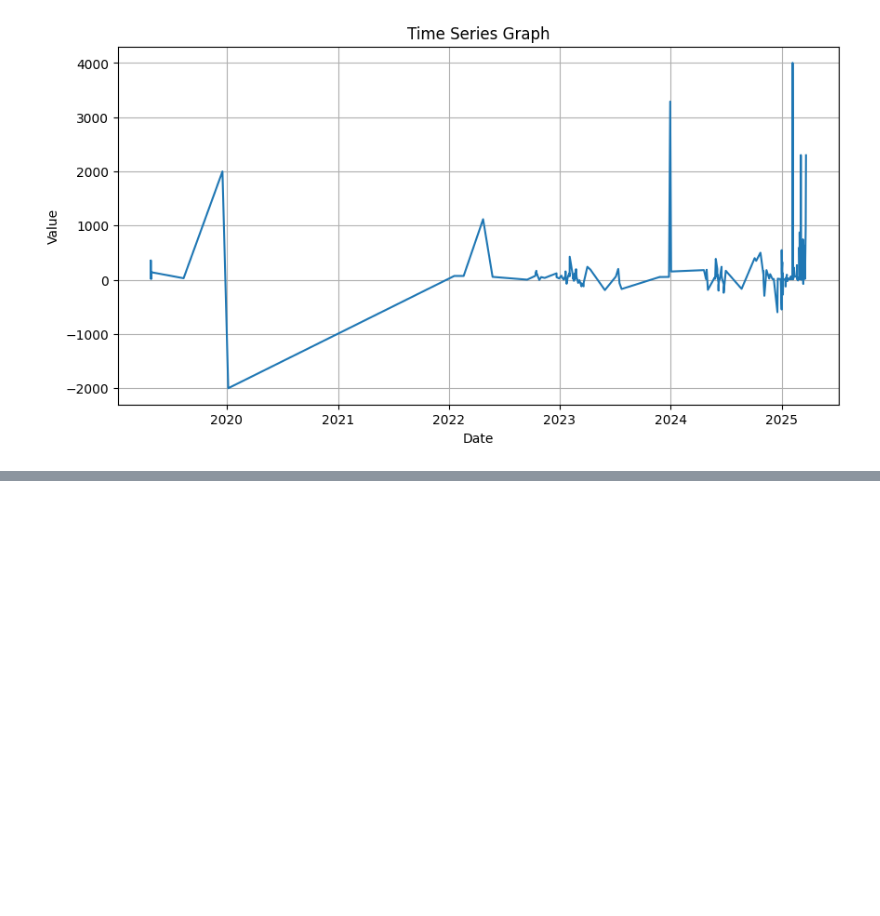
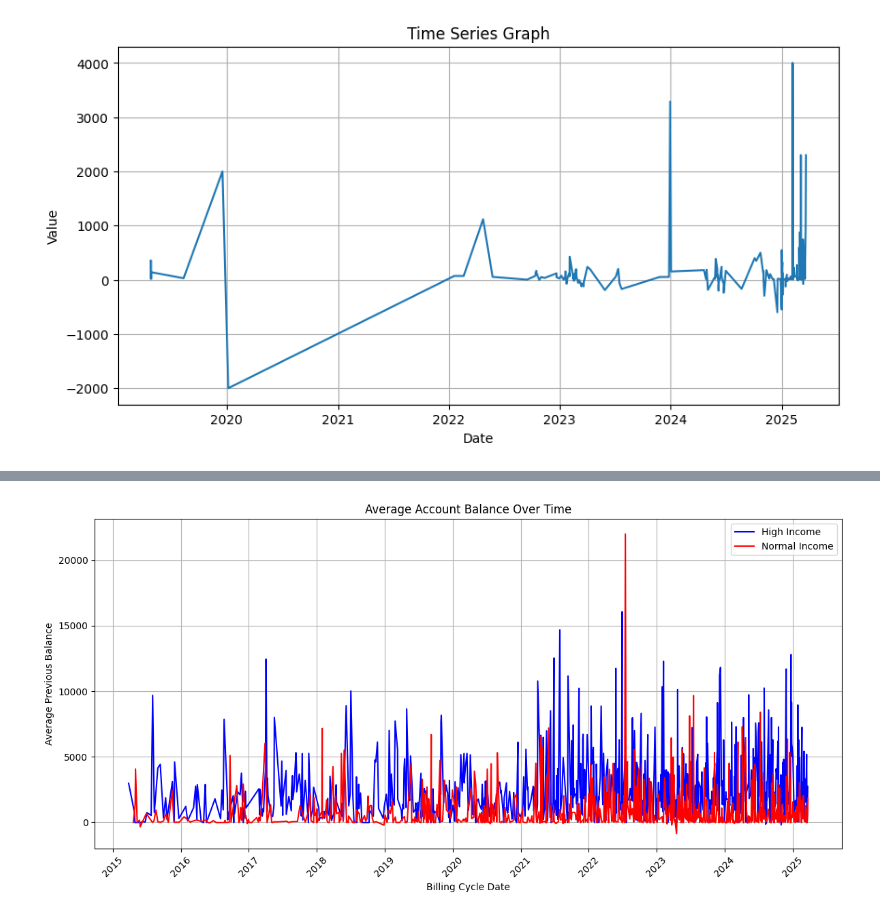
Before and after one commit to hazelLu6/synchrony-datathon-2025-alt-f4, a Jupyter notebook: time_series_analysis.ipynb, the cells around one changed output, grey strips where cells are left out. Saved outputs shown, nothing was run; the diff lists cells and outputs as text; code cells hidden in the pictures; blank space fills up the shorter version.

```diff
--- a/time_series_analysis.ipynb
+++ b/time_series_analysis.ipynb
@@ -82,0 +108,18 @@ df_non_high_sample = df_merged[df_merged['is_high_income'] == 0].sample(1000, ra
+# %%
+plt.figure(figsize=(12, 6))
+
+plt.plot(df_high_grouped.index, df_high_grouped['prev_balance'], label='High Income', color='blue')
+plt.plot(df_non_high_grouped.index, df_non_high_grouped['prev_balance'], label='Normal Income', color='red')
+
+plt.xlabel('Billing Cycle Date')
+plt.ylabel('Average Previous Balance')
+plt.title('Average Account Balance Over Time')
+
+plt.grid(True)
+plt.legend()
+
+plt.xticks(rotation=45)
+plt.tight_layout()
+plt.show()
+# %% [output]
+[figure, added]
```
Also changed, not shown: parts of 4 cells of this notebook.
